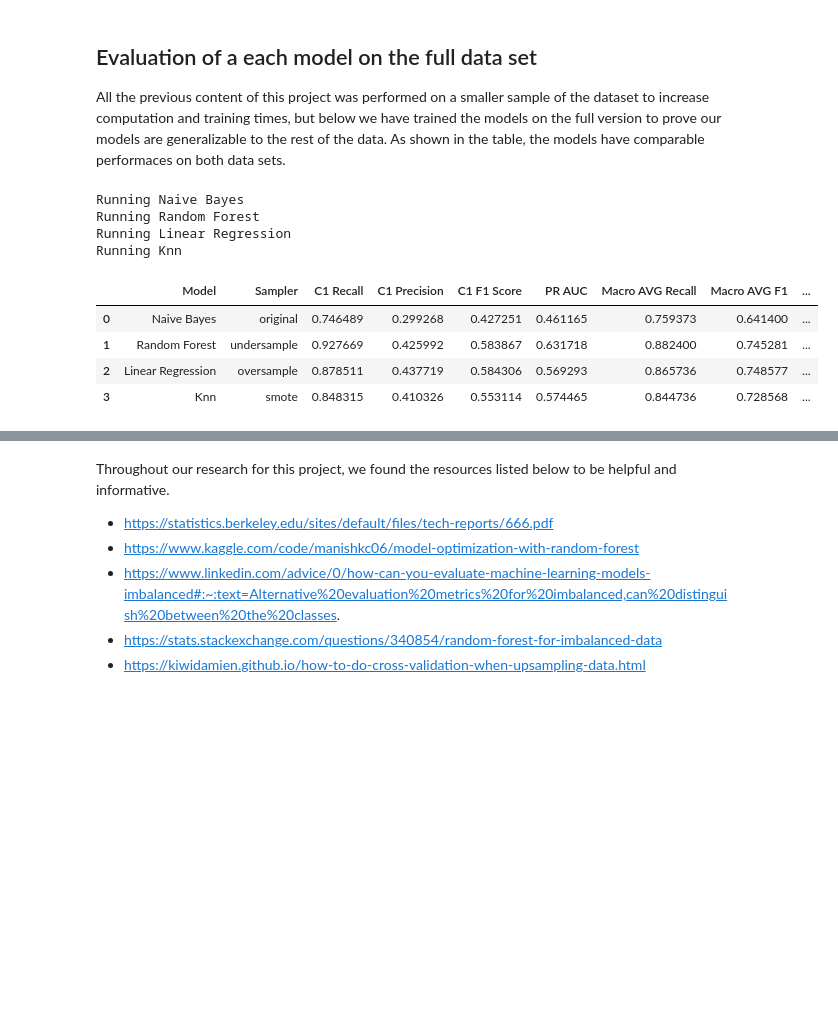
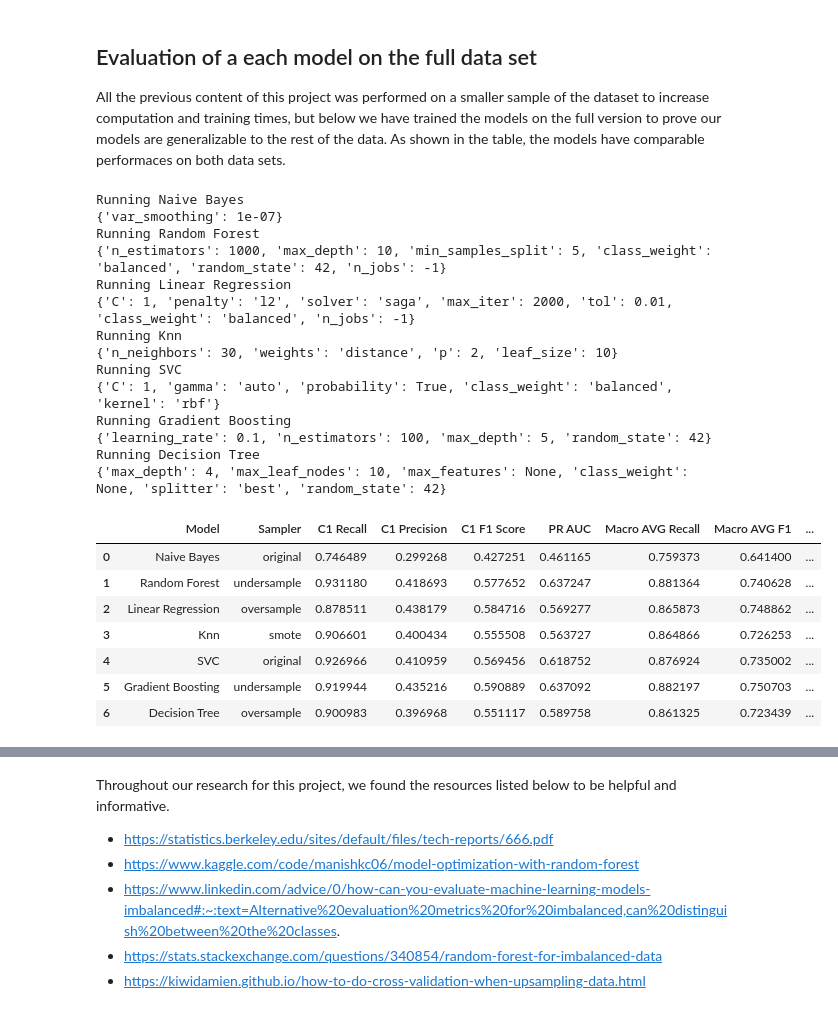
Before and after one commit to tuclaure/CSU-CS-345, a Jupyter notebook: FeatureEngineering.ipynb, the cells around one changed output, grey strips where cells are left out. Drawn from its saved outputs; the diff is of its cells as text; code cells hidden in the pictures; blank space fills up the shorter version.

```diff
--- a/FeatureEngineering.ipynb
+++ b/FeatureEngineering.ipynb
@@ -1036,8 +1063,12 @@ KeyboardInterrupt:
 
 def test_rf():
     params = {
-        'n_estimators': [50,100,200],
-        'max_depth': [4, 6, 15],
+        'n_estimators': [10, 50, 100, 200, 1000],
+        'max_depth': [None, 4, 6, 10, 50],
+        'min_samples_split': [2, 5, 10],
+        'class_weight': ['balanced', None],
+        'random_state': [42],
+        'n_jobs': [-1]
     }
     metrics = ['recall', 'pr_auc', 'f1']
     model_type = RandomForestClassifier
@@ -1067,8 +1108,10 @@ KeyboardInterrupt:
 def test_gradient_boosting():
     params = {
         'learning_rate': [0.01, 0.1, 0.2],
-        'n_estimators': [50, 100, 200],
-        'max_depth': [3, 5, 7],
+        'n_estimators': [10, 50, 100],
+        'max_depth': [5, 7, 10],
+        'random_state': [42],
+
     }
     metrics = ['recall', 'pr_auc', 'f1']
     model_type = GradientBoostingClassifier
@@ -1130,0 +1187,21 @@ KeyboardInterrupt:
+# %%
+def test_decision_tree():
+    params = {
+            'max_depth': [4, 6, 10, 15, 50, None],
+            'max_leaf_nodes': [None, 10, 20, 50],
+            'max_features': [None, 'sqrt', 'log2', 0.5, 0.75],
+            'class_weight': [None, 'balanced'],
+            'splitter': ['best', 'random'],
+            'random_state': [42]
+            }
+    metrics = ['recall', 'pr_auc', 'f1']
+    model_type = DecisionTreeClassifier
+    print("Running Decision Tree Model with small dataset")
+    final_metrics = find_best_model(model_type, metrics, params)
+    return final_metrics
+
+# Testing a generic model
+test_default(DecisionTreeClassifier())
+
+# Testing our optimized model
+DT_metrics = test_decision_tree()
@@ -1176,6 +1276,7 @@ models = {
         "Knn": KNN_metrics,
         "SVC": SVM_metrics,
         "Gradient Boosting": GB_metrics,
+        "Decision Tree": DT_metrics
     }
 table, models = compare_models(models)
 
@@ -1226,33 +1332,50 @@ def full_evaluation(models):
         elif model_name == "Gradient Boosting" :
             model = GradientBoostingClassifier
             # continue
 
+        elif model_name == "Decision Tree":
+            model = DecisionTreeClassifier
+
         print(f"Running {model_name}")
         method = model_metrics['sampler']
         parameters = model_metrics['parameters']
+        print(parameters)
         X_sampled, y_sampled = sampling_methods[method](X_train, y_train)
 
         model_obj = model(**parameters)
         model_obj.fit(X_sampled, y_sampled)
 
         scores = generate_model_scores(model_obj, X_test, y_test)
 
         final_model_info[model_name] = {
                                     'sampler': method,
                                     'scores' : scores,
         }
 
     return final_model_info
 final_model_info = full_evaluation(models)
 table, _ = compare_models(final_model_info)
 table
 # %% [output]
 Running Naive Bayes
+{'var_smoothing': 1e-07}
 Running Random Forest
+{'n_estimators': 1000, 'max_depth': 10, 'min_samples_split': 5, 'class_weight': 'balanced', 'random_state': 42, 'n_jobs': -1}
 Running Linear Regression
+{'C': 1, 'penalty': 'l2', 'solver': 'saga', 'max_iter': 2000, 'tol': 0.01, 'class_weight': 'balanced', 'n_jobs': -1}
 Running Knn
+{'n_neighbors': 30, 'weights': 'distance', 'p': 2, 'leaf_size': 10}
+Running SVC
+{'C': 1, 'gamma': 'auto', 'probability': True, 'class_weight': 'balanced', 'kernel': 'rbf'}
+Running Gradient Boosting
+{'learning_rate': 0.1, 'n_estimators': 100, 'max_depth': 5, 'random_state': 42}
+Running Decision Tree
+{'max_depth': 4, 'max_leaf_nodes': 10, 'max_features': None, 'class_weight': None, 'splitter': 'best', 'random_state': 42}
 |  | Model | Sampler | C1 Recall | C1 Precision | C1 F1 Score | PR AUC | Macro AVG Recall | Macro AVG F1 | ... |
 | 0 | Naive Bayes | original | 0.746489 | 0.299268 | 0.427251 | 0.461165 | 0.759373 | 0.641400 | ... |
-| 1 | Random Forest | undersample | 0.927669 | 0.425992 | 0.583867 | 0.631718 | 0.882400 | 0.745281 | ... |
-| 2 | Linear Regression | oversample | 0.878511 | 0.437719 | 0.584306 | 0.569293 | 0.865736 | 0.748577 | ... |
-| 3 | Knn | smote | 0.848315 | 0.410326 | 0.553114 | 0.574465 | 0.844736 | 0.728568 | ... |
+| 1 | Random Forest | undersample | 0.931180 | 0.418693 | 0.577652 | 0.637247 | 0.881364 | 0.740628 | ... |
+| 2 | Linear Regression | oversample | 0.878511 | 0.438179 | 0.584716 | 0.569277 | 0.865873 | 0.748862 | ... |
+| 3 | Knn | smote | 0.906601 | 0.400434 | 0.555508 | 0.563727 | 0.864866 | 0.726253 | ... |
+| 4 | SVC | original | 0.926966 | 0.410959 | 0.569456 | 0.618752 | 0.876924 | 0.735002 | ... |
+| 5 | Gradient Boosting | undersample | 0.919944 | 0.435216 | 0.590889 | 0.637092 | 0.882197 | 0.750703 | ... |
+| 6 | Decision Tree | oversample | 0.900983 | 0.396968 | 0.551117 | 0.589758 | 0.861325 | 0.723439 | ... |
```
Also changed, not shown: parts of 18 cells of this notebook, 3 other files.
